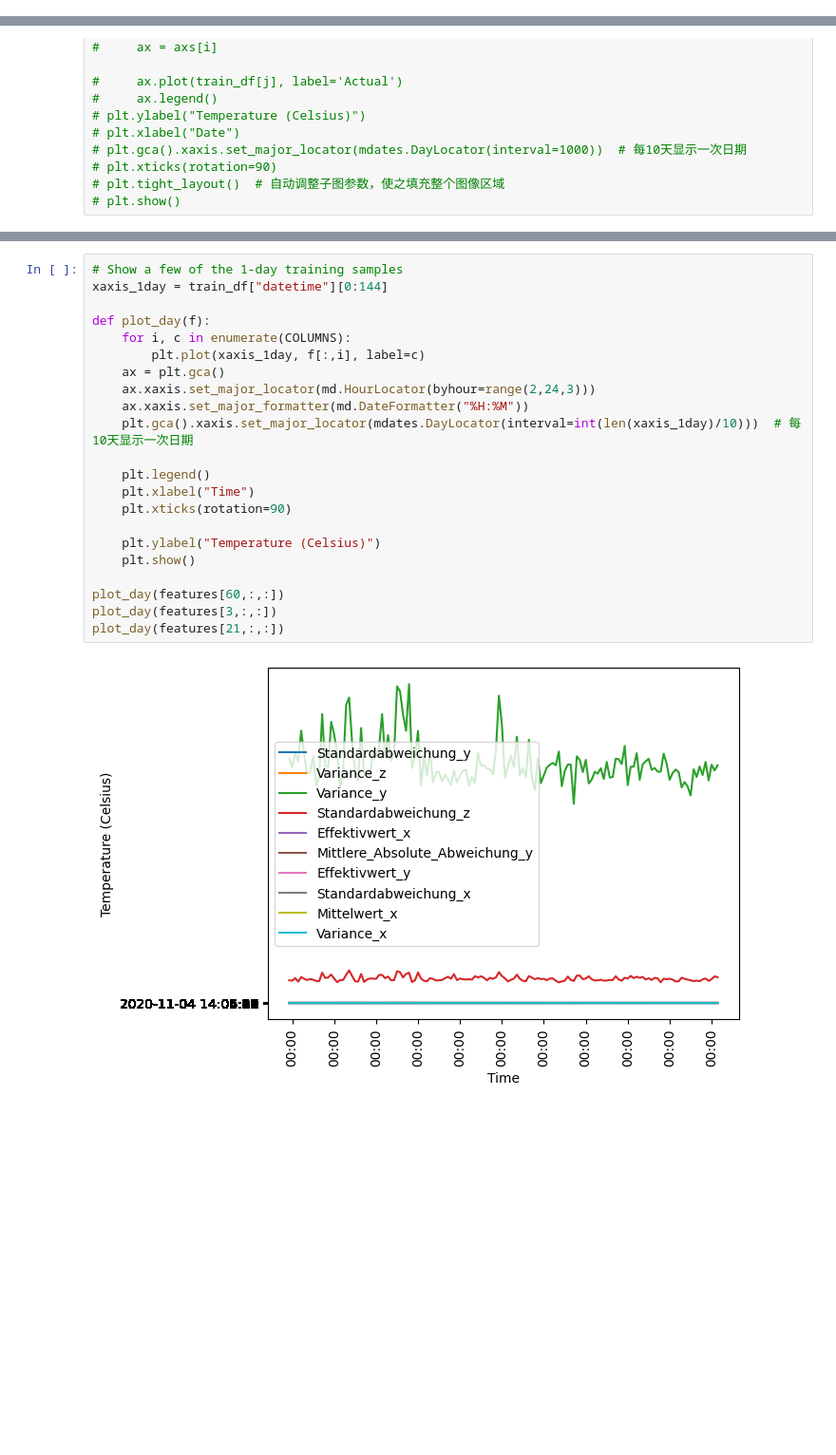
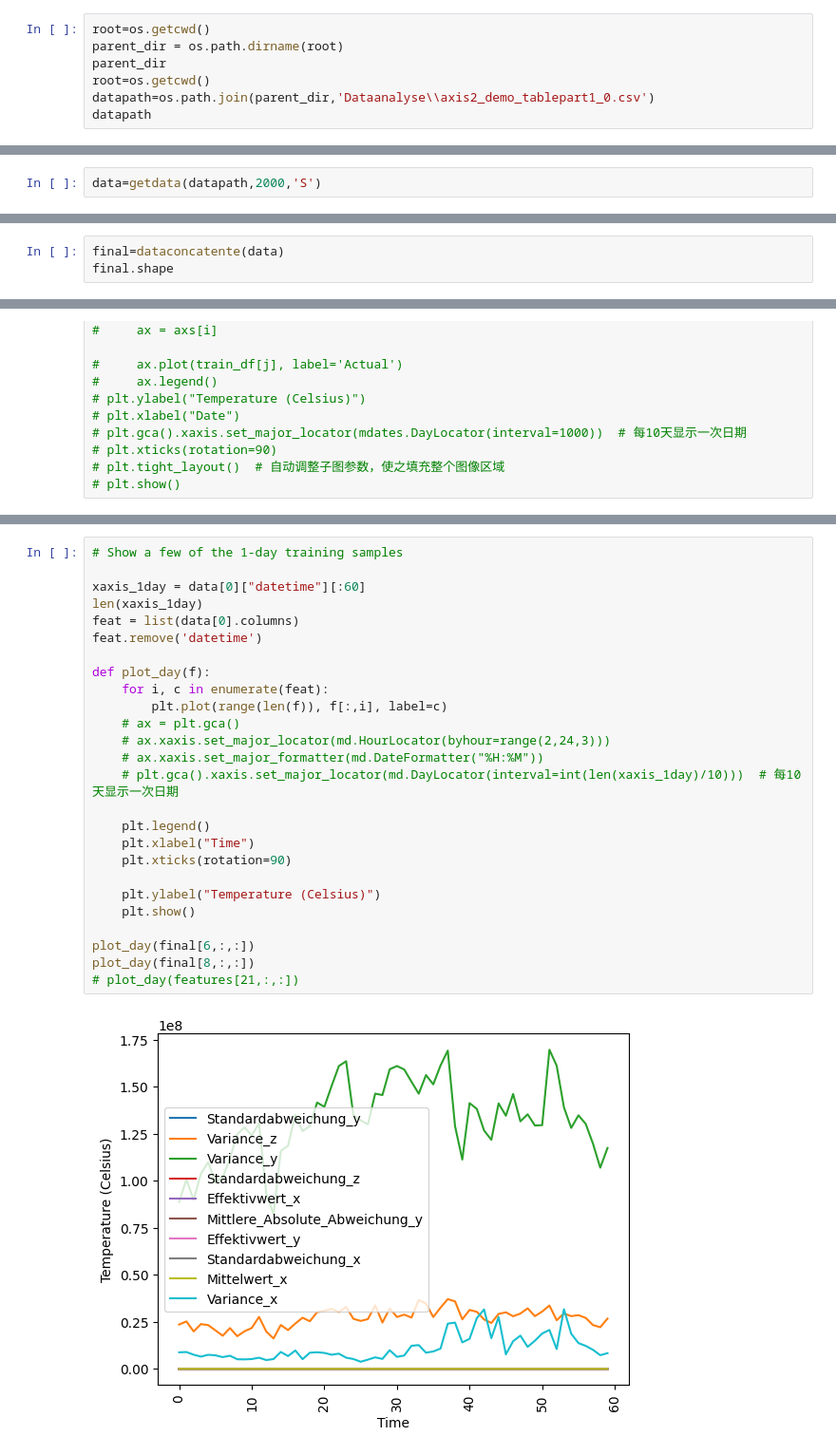
Before and after one commit to lian333/thesis, a Jupyter notebook: syntheic_data/timeseries_dgan.ipynb, the cells around one changed output, grey strips where cells are left out. Shown at 95% size. Saved outputs shown, nothing was run; the diff lists cells and outputs as text; blank space fills up the shorter version.

```diff
--- a/syntheic_data/timeseries_dgan.ipynb
+++ b/syntheic_data/timeseries_dgan.ipynb
@@ -18,3 +37,10 @@ from gretel_synthetics.timeseries_dgan.dgan import DGAN
 from gretel_synthetics.timeseries_dgan.config import DGANConfig, OutputType
 # %% [markdown]
 # Dataanalyse
+# %%
+root=os.getcwd()
+parent_dir = os.path.dirname(root)
+parent_dir
+root=os.getcwd()
+datapath=os.path.join(parent_dir,'Dataanalyse\\axis2_demo_tablepart1_0.csv')
+datapath
@@ -20,0 +74,2 @@ from gretel_synthetics.timeseries_dgan.config import DGANConfig, OutputType
+# %%
+data=getdata(datapath,2000,'S')
@@ -20,0 +108,3 @@ from gretel_synthetics.timeseries_dgan.config import DGANConfig, OutputType
+# %%
+final=dataconcatente(data)
+final.shape
@@ -131,24 +217,28 @@ int(len(xaxis_1day))/10
 # %%
 # Show a few of the 1-day training samples
-xaxis_1day = train_df["datetime"][0:144]
+
+xaxis_1day = data[0]["datetime"][:60]
+len(xaxis_1day)
+feat = list(data[0].columns)
+feat.remove('datetime')
 
 def plot_day(f):
-    for i, c in enumerate(COLUMNS):
-        plt.plot(xaxis_1day, f[:,i], label=c)
-    ax = plt.gca()
-    ax.xaxis.set_major_locator(md.HourLocator(byhour=range(2,24,3)))
-    ax.xaxis.set_major_formatter(md.DateFormatter("%H:%M"))
-    plt.gca().xaxis.set_major_locator(mdates.DayLocator(interval=int(len(xaxis_1day)/10)))  # 每10天显示一次日期
+    for i, c in enumerate(feat):
+        plt.plot(range(len(f)), f[:,i], label=c)
+    # ax = plt.gca()
+    # ax.xaxis.set_major_locator(md.HourLocator(byhour=range(2,24,3)))
+    # ax.xaxis.set_major_formatter(md.DateFormatter("%H:%M"))
+    # plt.gca().xaxis.set_major_locator(md.DayLocator(interval=int(len(xaxis_1day)/10)))  # 每10天显示一次日期
 
     plt.legend()
     plt.xlabel("Time")
     plt.xticks(rotation=90)
 
     plt.ylabel("Temperature (Celsius)")
     plt.show()
 
-plot_day(features[60,:,:])
-plot_day(features[3,:,:])
-plot_day(features[21,:,:])
+plot_day(final[6,:,:])
+plot_day(final[8,:,:])
+# plot_day(features[21,:,:])
 # %% [output]
-[figure, old version]
+[figure, new version]
```
Also changed, not shown: parts of 39 cells of this notebook, 3 other files.
